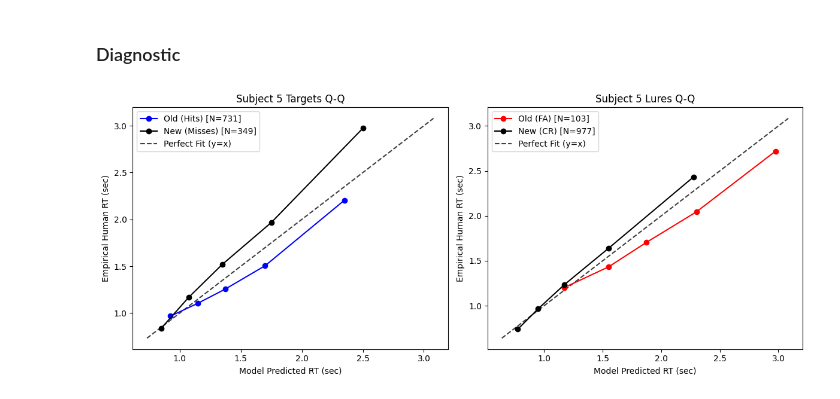
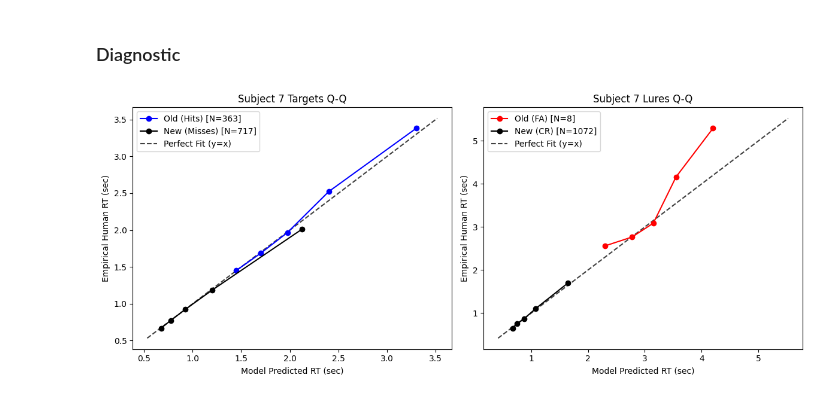
Before and after one commit to SpoopyPillow/caa_recognition_model, a Jupyter notebook: subject_lower_bound.ipynb, the cells around one changed output. Drawn from its saved outputs; the diff is of its cells as text; code cells hidden in the pictures.

```diff
--- a/subject_lower_bound.ipynb
+++ b/subject_lower_bound.ipynb
@@ -662,7 +662,7 @@ if __name__ == "__main__":
 ### Asymmetric Bounds, Variable Drift
 # %%
 # --- 2. ASYMMETRIC URGENCY SISP (VARIABLE DRIFT) ---
-class AsymBoundVarDriftMacroscopicSISP(BaseDDM):
+class AsymBoundVarDriftCondensedMacroscopicSISP(BaseDDM):
     """
     11-Parameter Macroscopic SISP.
     Adds Variable Drift (eta) and Independent Collapse Rates (tc_old, tc_new).
@@ -842,15 +842,15 @@ def _run_analysis(label, dataset, config):
     l_floor = get_saturated_qmpe_nll(l_old_rts, l_new_rts)
     total_floor = t_floor + l_floor
 
-    model = AsymBoundVarDriftMacroscopicSISP(config=config)
+    model = AsymBoundVarDriftCondensedMacroscopicSISP(config=config)
 
     # 11 Parameters (tc_old, tc_new replace tc_bound)
     param_bounds = (
-        AsymBoundVarDriftMacroscopicSISP.Params(
+        AsymBoundVarDriftCondensedMacroscopicSISP.Params(
             mu_t=-2.0, mu_l=-2.0, eta_t=0.0, eta_l=0.0,
             d_t=EPS, d_l=EPS, tc_old=0.0, tc_new=0.0, z0_t=-0.8, z0_l=-0.8, t0=0.0
         ),
-        AsymBoundVarDriftMacroscopicSISP.Params(
+        AsymBoundVarDriftCondensedMacroscopicSISP.Params(
             mu_t=2.0, mu_l=2.0, eta_t=2.0, eta_l=2.0,
             d_t=2.0, d_l=2.0, tc_old=3.0, tc_new=3.0, z0_t=0.8, z0_l=0.8, t0=1.0
         )
@@ -2961,12 +3233,12 @@ differential_evolution step 94: f(x)= 84.92014113719642
 # %% [markdown]
 ### Diagnostic
 # %%
-best_params = DriftVariabilityMacroscopicSISP.Params(mu_t=np.float64(0.7138862917580759), mu_l=np.float64(-0.4274437697204604), eta_t=np.float64(0.7973417729614627), eta_l=np.float64(0.030462504567972573), d_t=np.float64(0.2574864912455226), d_l=np.float64(0.2723416002724548), tc_bound=np.float64(0.2283822400905302), z0_t=np.float64(-0.19524500458536898), z0_l=np.float64(-0.335136472795578), t0=np.float64(0.559135492105655))
+best_params = AsymBoundVarDriftCondensedMacroscopicSISP.Params(mu_t=np.float64(0.17376801655349391), mu_l=np.float64(-0.2148230594640372), eta_t=np.float64(0.6728194120319254), eta_l=np.float64(0.011290586759841792), d_t=np.float64(0.08205679094661664), d_l=np.float64(0.07185210000588484), tc_old=np.float64(0.417100154011717), tc_new=np.float64(0.30863223611101426), z0_t=np.float64(-0.7366705690342074), z0_l=np.float64(-0.7875015656818917), t0=np.float64(0.5678544564591934))
 
-subject = "5"
+subject = "7"
 
-model = DriftVariabilityMacroscopicSISP(config=caa_cfg)
+model = AsymBoundVarDriftCondensedMacroscopicSISP(config=caa_cfg)
 subj5_data = get_subject_data(data_subject, subject)
 generate_qq_plots(model, best_params, subj5_data, label=f"Subject {subject}")
 # %% [output]
-[figure, old version]
+[figure, new version]
```
Also changed, not shown: parts of 2 cells of this notebook.
